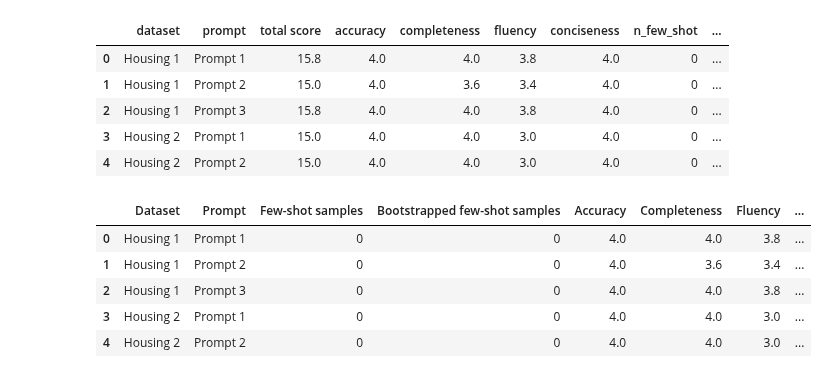
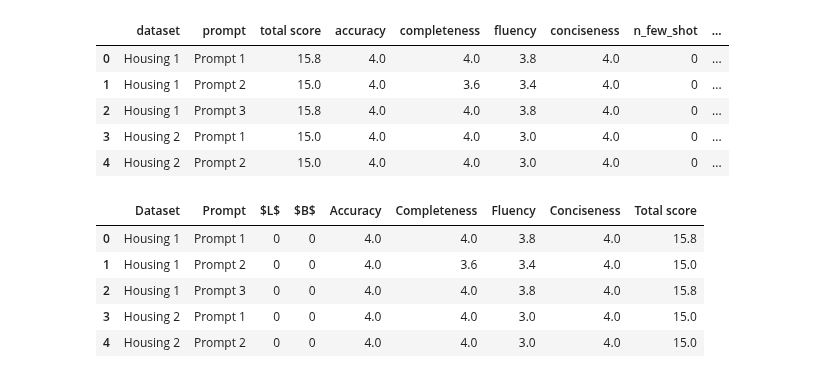
Before and after one commit to sibyl-dev/Explingo, a Jupyter notebook: full-experiment/evaluate_results.ipynb, the cells around one changed output. Saved outputs shown, nothing was run; the diff lists cells and outputs as text; code cells hidden in the pictures.

Commit message:
Parsing results

```diff
--- a/full-experiment/evaluate_results.ipynb
+++ b/full-experiment/evaluate_results.ipynb
@@ -35,9 +28,12 @@ df['prompt'] = df['prompt'].map(prompts_to_ids)
 # %%
+df["n_few_shot"].fillna(0, inplace=True)
+df["n_bootstrapped_few_shot"].fillna(0, inplace=True)
+
 df["n_few_shot"] = df["n_few_shot"].astype(int)
 df["n_bootstrapped_few_shot"] = df["n_bootstrapped_few_shot"].astype(int)
 
-df["n_few_shot"].fillna("0", inplace=True)
-df["n_bootstrapped_few_shot"].fillna("0", inplace=True)
+df["n_few_shot"].fillna(0, inplace=True)
+df["n_bootstrapped_few_shot"].fillna(0, inplace=True)
 df.head()
 # %% [output]
 |  | dataset | prompt | total score | accuracy | completeness | fluency | conciseness | n_few_shot | ... |
@@ -49,21 +45,27 @@ df.head()
 # %%
 column_names = {"dataset": "Dataset",
                 "prompt": "Prompt",
-                "n_few_shot": "Few-shot samples",
-                "n_bootstrapped_few_shot": "Bootstrapped few-shot samples",
+                "n_few_shot": "$L$",
+                "n_bootstrapped_few_shot": "$B$",
                 "accuracy": "Accuracy",
                 "completeness": "Completeness",
                 "fluency": "Fluency",
                 "conciseness": "Conciseness",
                 "total score": "Total score"}
 
 df = df.rename(columns=column_names)
-df = df[["Dataset", "Prompt", "Few-shot samples", "Bootstrapped few-shot samples", "Accuracy", "Completeness", "Fluency", "Conciseness", "Total score"]]
+df = df[["Dataset", "Prompt", "$L$", "$B$", "Accuracy", "Completeness", "Fluency", "Conciseness", "Total score"]]
+
+# round all scores to 3 decimal places
+df = df.round(3)
+
+df.to_csv("cleaned_results.csv")
+
 df.head()
 # %% [output]
-|  | Dataset | Prompt | Few-shot samples | Bootstrapped few-shot samples | Accuracy | Completeness | Fluency | ... |
-| 0 | Housing 1 | Prompt 1 | 0 | 0 | 4.0 | 4.0 | 3.8 | ... |
-| 1 | Housing 1 | Prompt 2 | 0 | 0 | 4.0 | 3.6 | 3.4 | ... |
-| 2 | Housing 1 | Prompt 3 | 0 | 0 | 4.0 | 4.0 | 3.8 | ... |
-| 3 | Housing 2 | Prompt 1 | 0 | 0 | 4.0 | 4.0 | 3.0 | ... |
-| 4 | Housing 2 | Prompt 2 | 0 | 0 | 4.0 | 4.0 | 3.0 | ... |
+|  | Dataset | Prompt | $L$ | $B$ | Accuracy | Completeness | Fluency | Conciseness | Total score |
+| 0 | Housing 1 | Prompt 1 | 0 | 0 | 4.0 | 4.0 | 3.8 | 4.0 | 15.8 |
+| 1 | Housing 1 | Prompt 2 | 0 | 0 | 4.0 | 3.6 | 3.4 | 4.0 | 15.0 |
+| 2 | Housing 1 | Prompt 3 | 0 | 0 | 4.0 | 4.0 | 3.8 | 4.0 | 15.8 |
+| 3 | Housing 2 | Prompt 1 | 0 | 0 | 4.0 | 4.0 | 3.0 | 4.0 | 15.0 |
+| 4 | Housing 2 | Prompt 2 | 0 | 0 | 4.0 | 4.0 | 3.0 | 4.0 | 15.0 |
```
Also changed, not shown: parts of 4 cells of this notebook, 4 other files.
